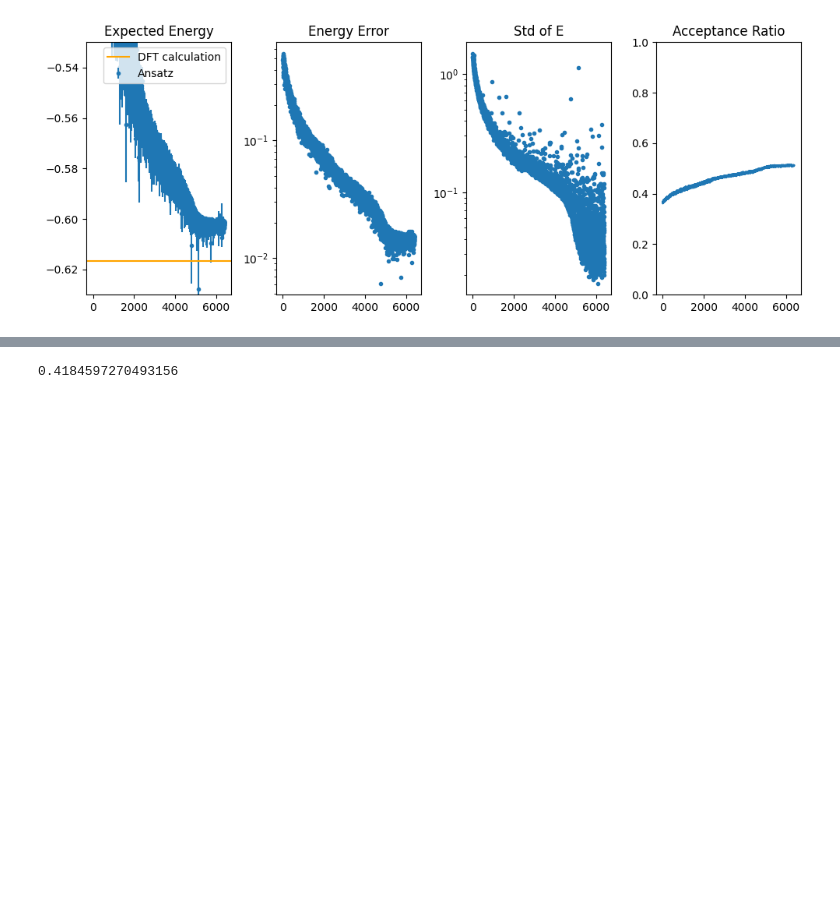
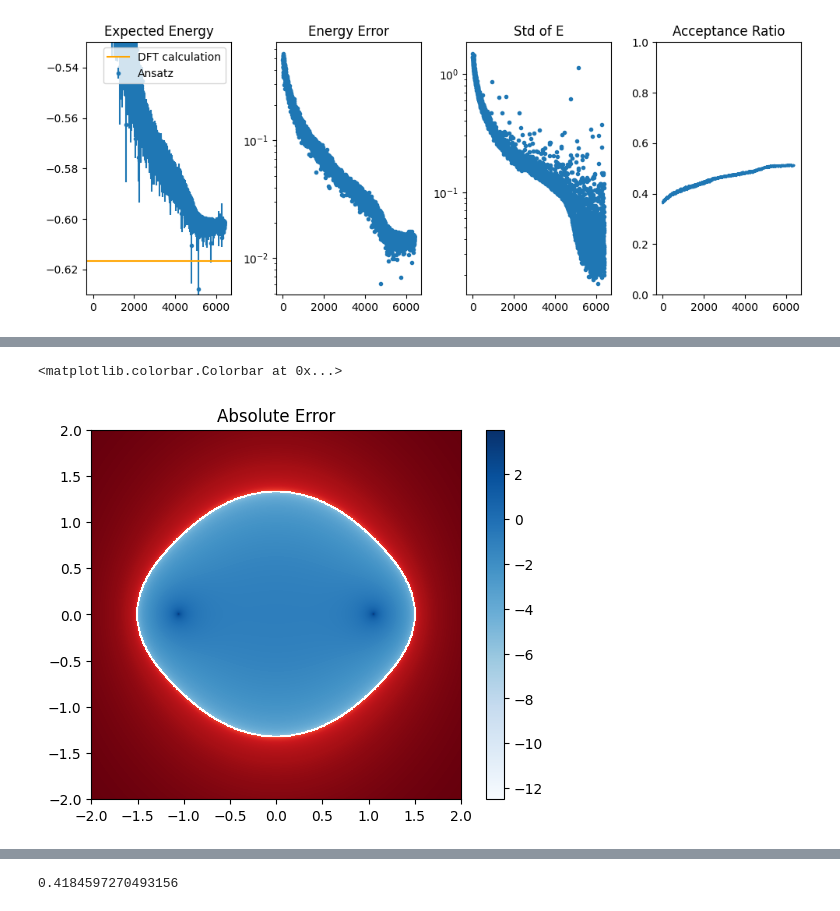
Before and after one commit to evanwonisch/NeuralQuantumStates, a Jupyter notebook: run/natural grad/dihydrogen_natural_gradient.ipynb, the cells around one changed output, grey strips where cells are left out. Cells and saved outputs as stored; diff of their text form; code cells hidden in the pictures; blank space fills up the shorter version.

```diff
--- a/run/natural grad/dihydrogen_natural_gradient.ipynb
+++ b/run/natural grad/dihydrogen_natural_gradient.ipynb
@@ -330,0 +332,13 @@ plt.colorbar(im2, ax = axs[1])
+# %%
+E_f = -0.616515
+
+err = res - E_f
+plt.imshow(jnp.log(err), cmap = "Reds",  extent = [-l, l, -l, l])
+plt.imshow(jnp.log(-err), cmap = "Blues",  extent = [-l, l, -l, l])
+plt.title("Absolute Error")
+plt.colorbar()
+
+## blue = energy too negative
+# %% [output]
+<matplotlib.colorbar.Colorbar at 0x...>
+[figure, added]
```
Also changed, not shown: parts of 12 cells of this notebook, 8 other files.
